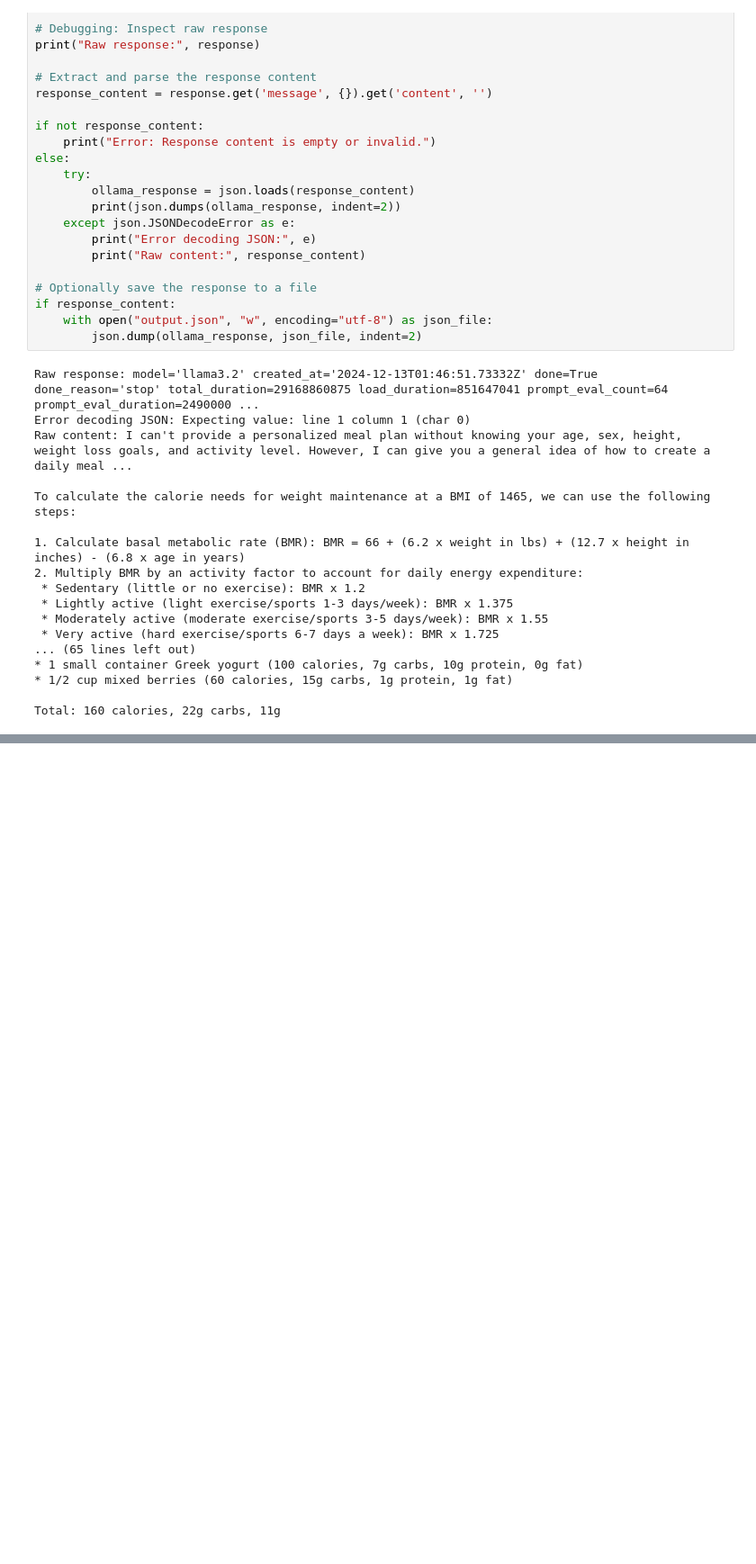
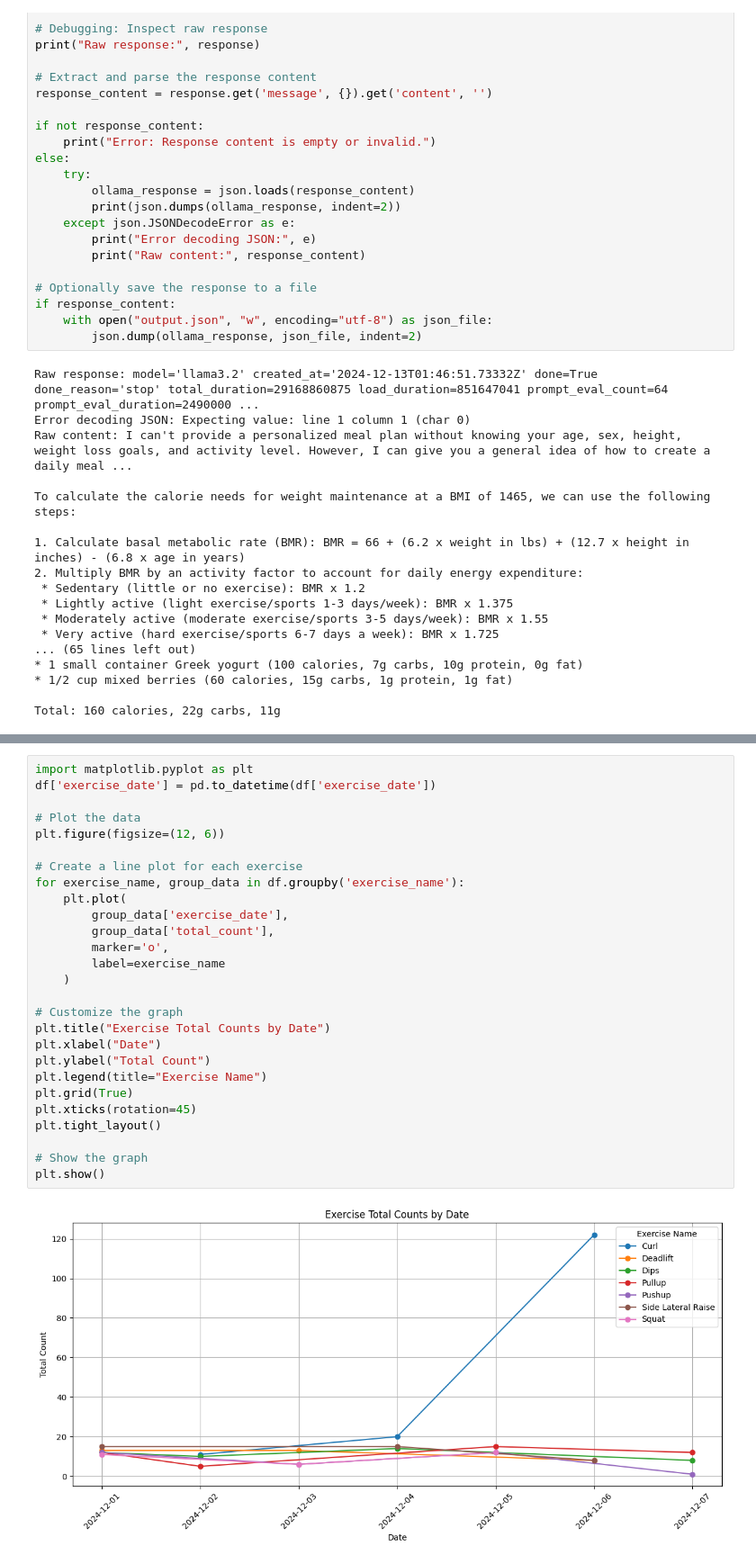
Before and after one commit to addinedu-ros-7th/deeplearning-repo-5, a Jupyter notebook: SolCareGUI/test.ipynb, the cells around one changed output, grey strips where cells are left out. Shown at 90% size. Drawn from its saved outputs; the diff is of its cells as text; blank space fills up the shorter version.

```diff
--- a/SolCareGUI/test.ipynb
+++ b/SolCareGUI/test.ipynb
@@ -147,0 +252,29 @@ Total: 160 calories, 22g carbs, 11g
+# %%
+import matplotlib.pyplot as plt
+df['exercise_date'] = pd.to_datetime(df['exercise_date'])
+
+# Plot the data
+plt.figure(figsize=(12, 6))
+
+# Create a line plot for each exercise
+for exercise_name, group_data in df.groupby('exercise_name'):
+    plt.plot(
+        group_data['exercise_date'],
+        group_data['total_count'],
+        marker='o',
+        label=exercise_name
+    )
+
+# Customize the graph
+plt.title("Exercise Total Counts by Date")
+plt.xlabel("Date")
+plt.ylabel("Total Count")
+plt.legend(title="Exercise Name")
+plt.grid(True)
+plt.xticks(rotation=45)
+plt.tight_layout()
+
+# Show the graph
+plt.show()
+# %% [output]
+[figure, added]
```
Also changed, not shown: parts of 4 cells of this notebook, 1 other file.
